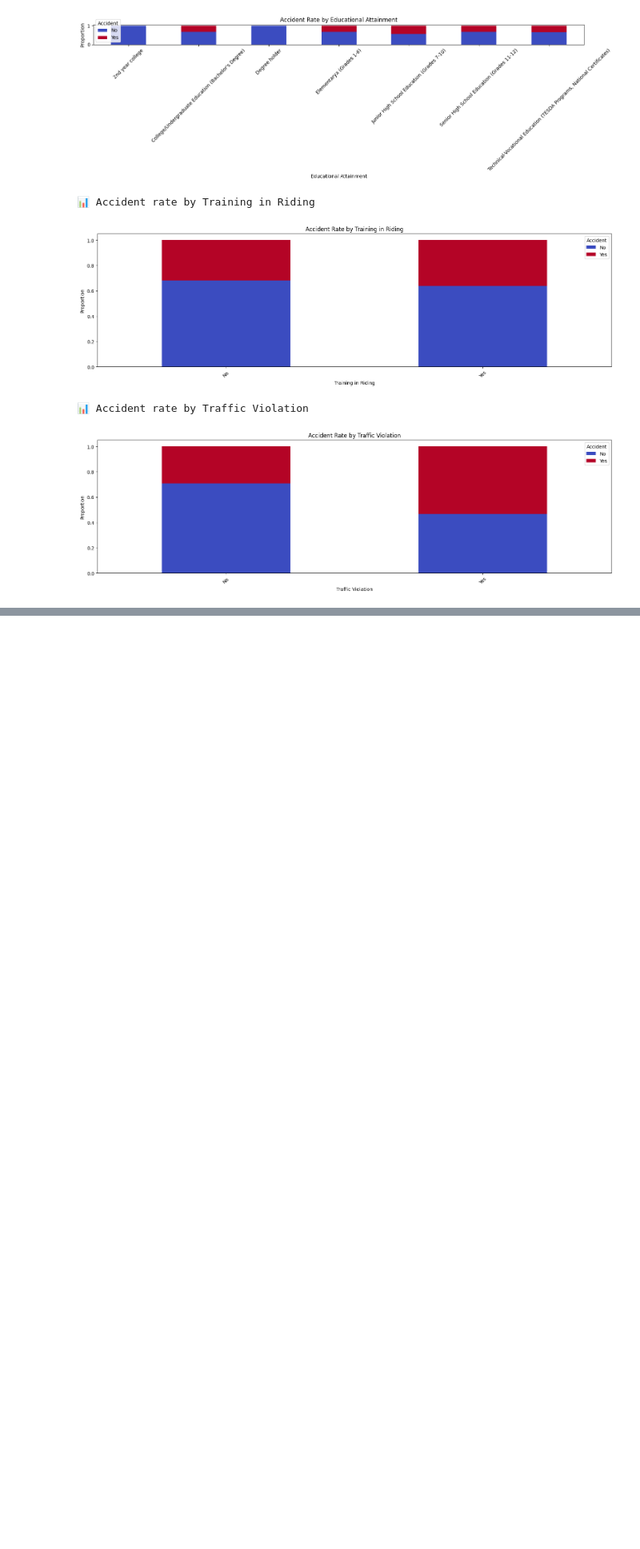
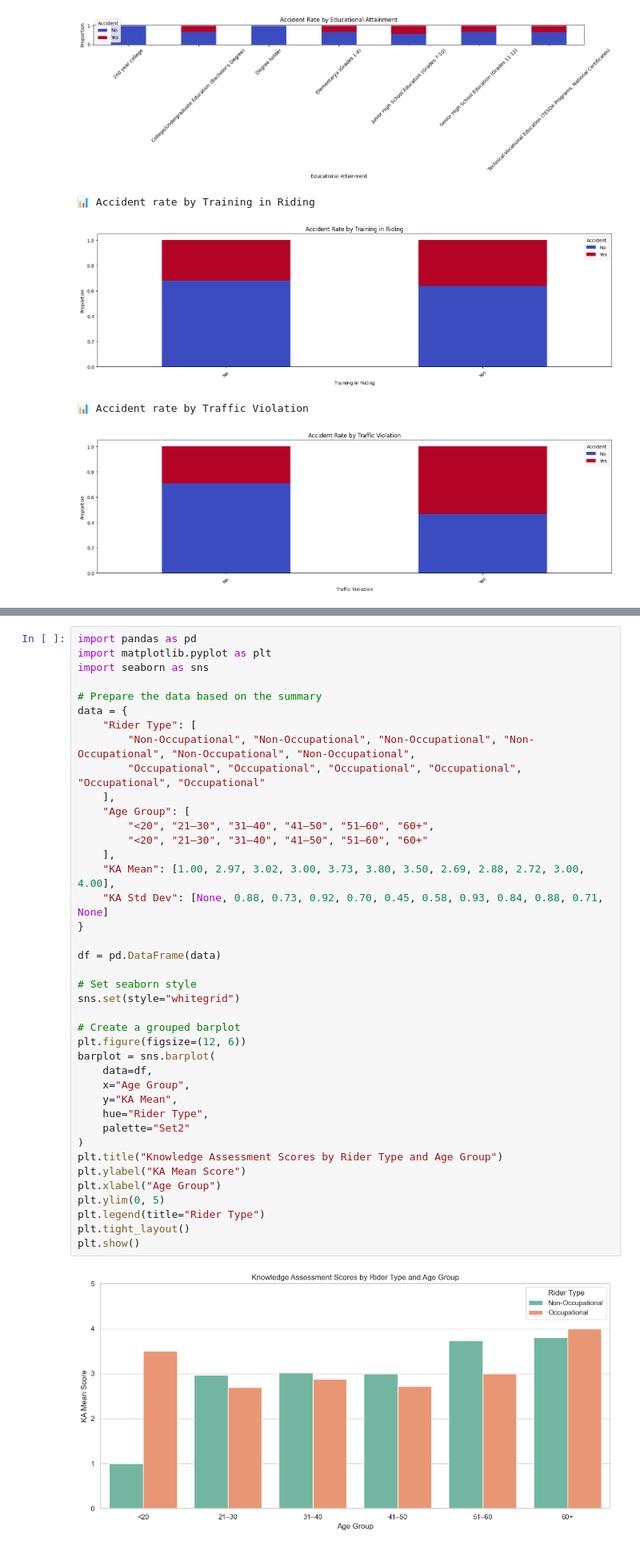
Before and after one commit to Baboyeatami/Stats_repo, a Jupyter notebook: Statistics.ipynb, the cells around one changed output, grey strips where cells are left out. Shown at 80% size. Cells and saved outputs as stored; diff of their text form; blank space fills up the shorter version.

```diff
--- a/Statistics.ipynb
+++ b/Statistics.ipynb
@@ -308,0 +591,42 @@ Degree holder                                                  1
+# %%
+import pandas as pd
+import matplotlib.pyplot as plt
+import seaborn as sns
+
+# Prepare the data based on the summary
+data = {
+    "Rider Type": [
+        "Non-Occupational", "Non-Occupational", "Non-Occupational", "Non-Occupational", "Non-Occupational", "Non-Occupational",
+        "Occupational", "Occupational", "Occupational", "Occupational", "Occupational", "Occupational"
+    ],
+    "Age Group": [
+        "<20", "21–30", "31–40", "41–50", "51–60", "60+",
+        "<20", "21–30", "31–40", "41–50", "51–60", "60+"
+    ],
+    "KA Mean": [1.00, 2.97, 3.02, 3.00, 3.73, 3.80, 3.50, 2.69, 2.88, 2.72, 3.00, 4.00],
+    "KA Std Dev": [None, 0.88, 0.73, 0.92, 0.70, 0.45, 0.58, 0.93, 0.84, 0.88, 0.71, None]
+}
+
+df = pd.DataFrame(data)
+
+# Set seaborn style
+sns.set(style="whitegrid")
+
+# Create a grouped barplot
+plt.figure(figsize=(12, 6))
+barplot = sns.barplot(
+    data=df,
+    x="Age Group",
+    y="KA Mean",
+    hue="Rider Type",
+    palette="Set2"
+)
+plt.title("Knowledge Assessment Scores by Rider Type and Age Group")
+plt.ylabel("KA Mean Score")
+plt.xlabel("Age Group")
+plt.ylim(0, 5)
+plt.legend(title="Rider Type")
+plt.tight_layout()
+plt.show()
+# %% [output]
+[figure, added]
```
Also changed, not shown: parts of 6 cells of this notebook.
